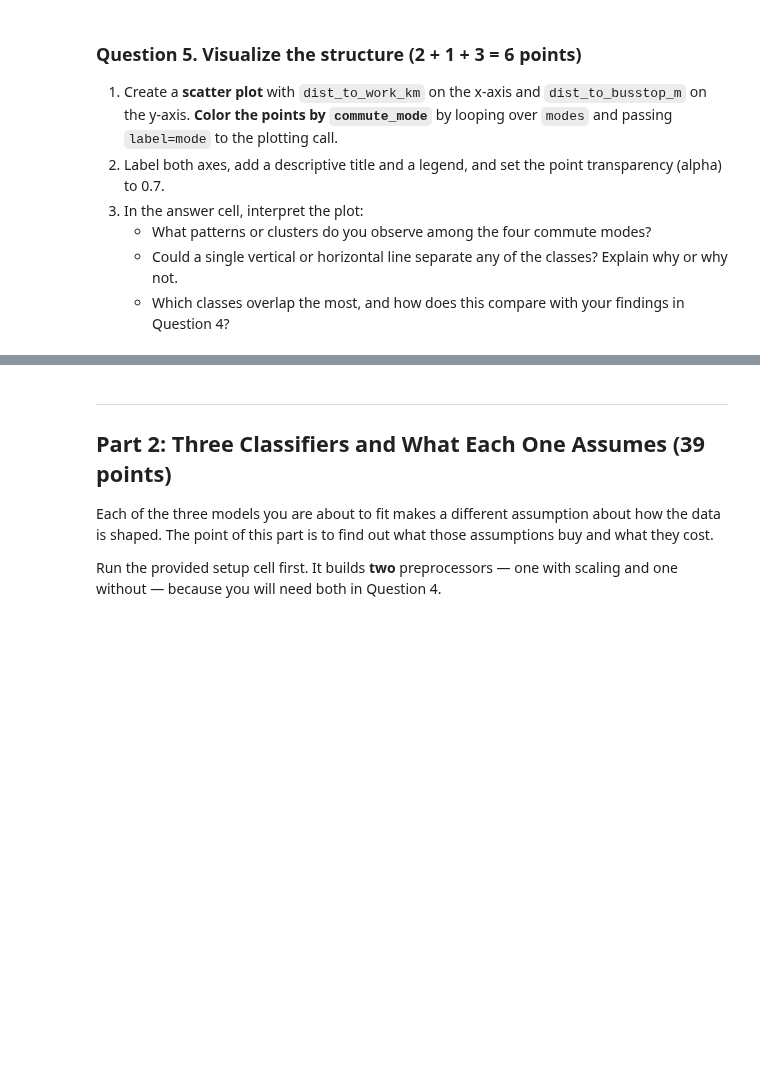
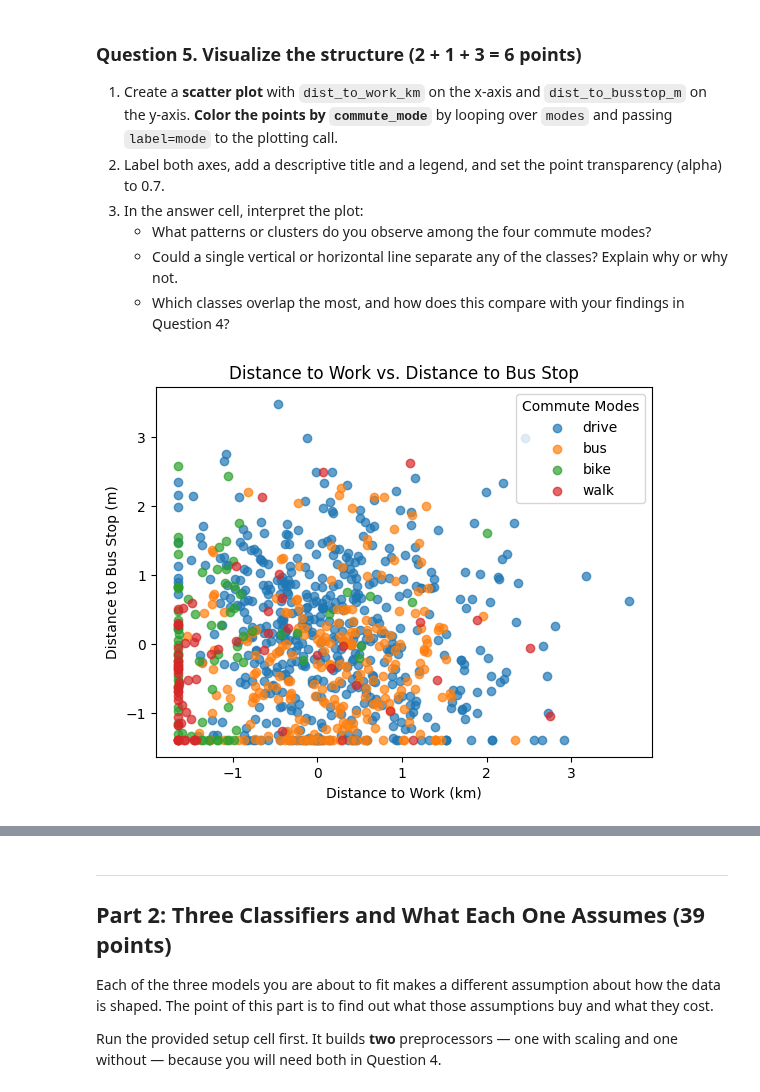
Before and after one commit to DennnnyH/ICS-235-ML-Methods, a Jupyter notebook: Assignment_3/HuangDenny_3.ipynb, the cells around one changed output, grey strips where cells are left out. Drawn from its saved outputs; the diff is of its cells as text; code cells hidden in the pictures; blank space fills up the shorter version.

```diff
--- a/Assignment_3/HuangDenny_3.ipynb
+++ b/Assignment_3/HuangDenny_3.ipynb
@@ -205,3 +248,13 @@ Use the same technique as previous assignments: standardize first, so the featur
 4. In the answer cell: identify the **three most useful features** based on these results. For each feature, explain which commute modes it helps separate and which classes it may not distinguish well. A feature may be informative for separating some classes while less useful for distinguishing others.
 # %%
 # YOUR CODE
+from sklearn.preprocessing import StandardScaler
+scaler = StandardScaler()
+
+commute[features] = scaler.fit_transform(commute[features])
+
+means = commute.groupby("commute_mode")[features].mean()
+means = means.loc[modes]
+
+display(means)
+# display(modes)
@@ -220,4 +282,19 @@ Use the same technique as previous assignments: standardize first, so the featur
    - Which classes overlap the most, and how does this compare with your findings in Question 4?
 # %%
 # YOUR CODE
+import seaborn as sns
+import matplotlib.pyplot as plt
+
+
+for mode in modes:
+    subset = commute[commute["commute_mode"] == mode]
+    plt.scatter(subset["dist_to_work_km"], subset["dist_to_busstop_m"], label=mode, alpha=0.7)
+
+plt.xlabel("Distance to Work (km)")
+plt.ylabel("Distance to Bus Stop (m)")
+plt.legend(title="Commute Modes")
+plt.title("Distance to Work vs. Distance to Bus Stop")
+plt.show()
+# %% [output]
+[figure, added]
 # %% [markdown]
```
Also changed, not shown: parts of 11 cells of this notebook.
